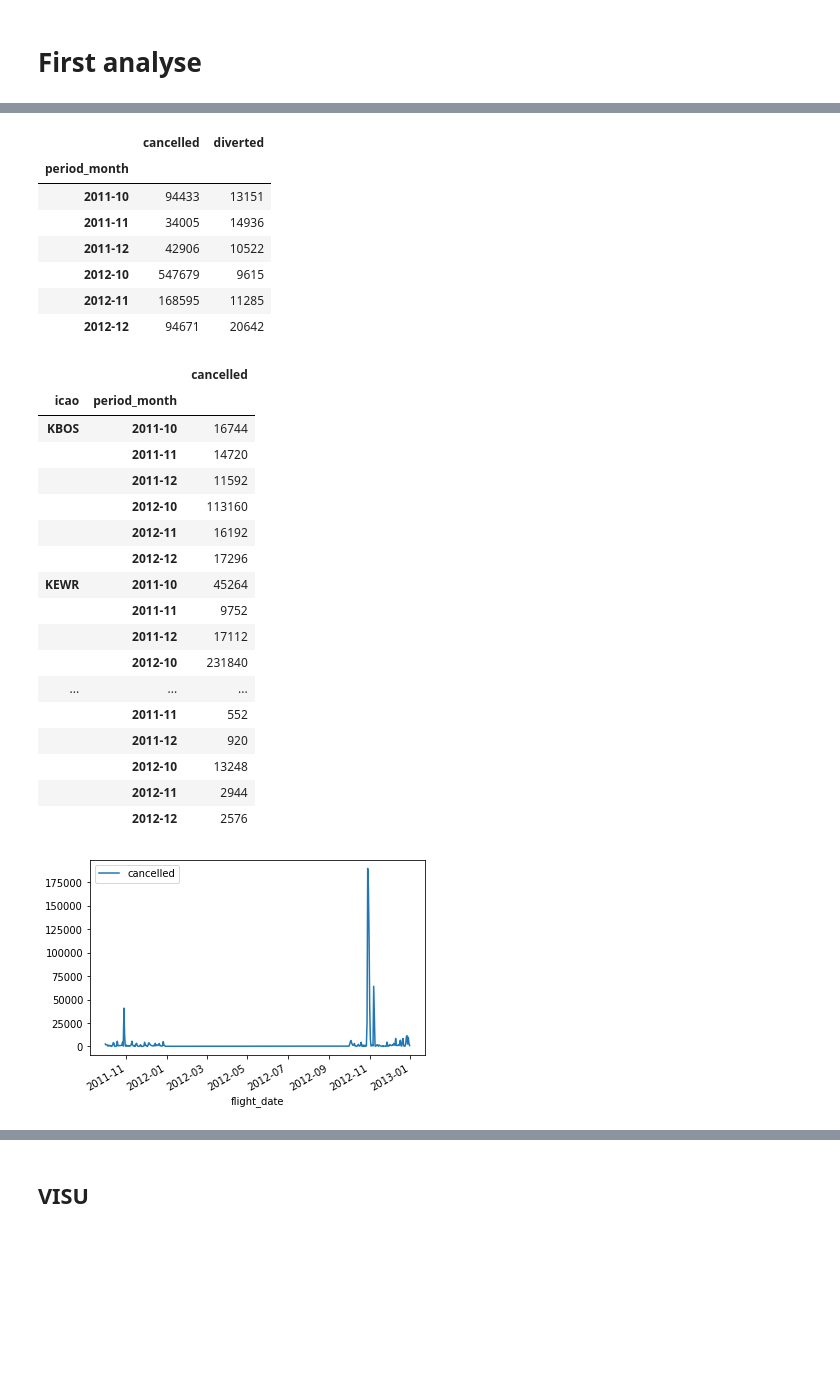
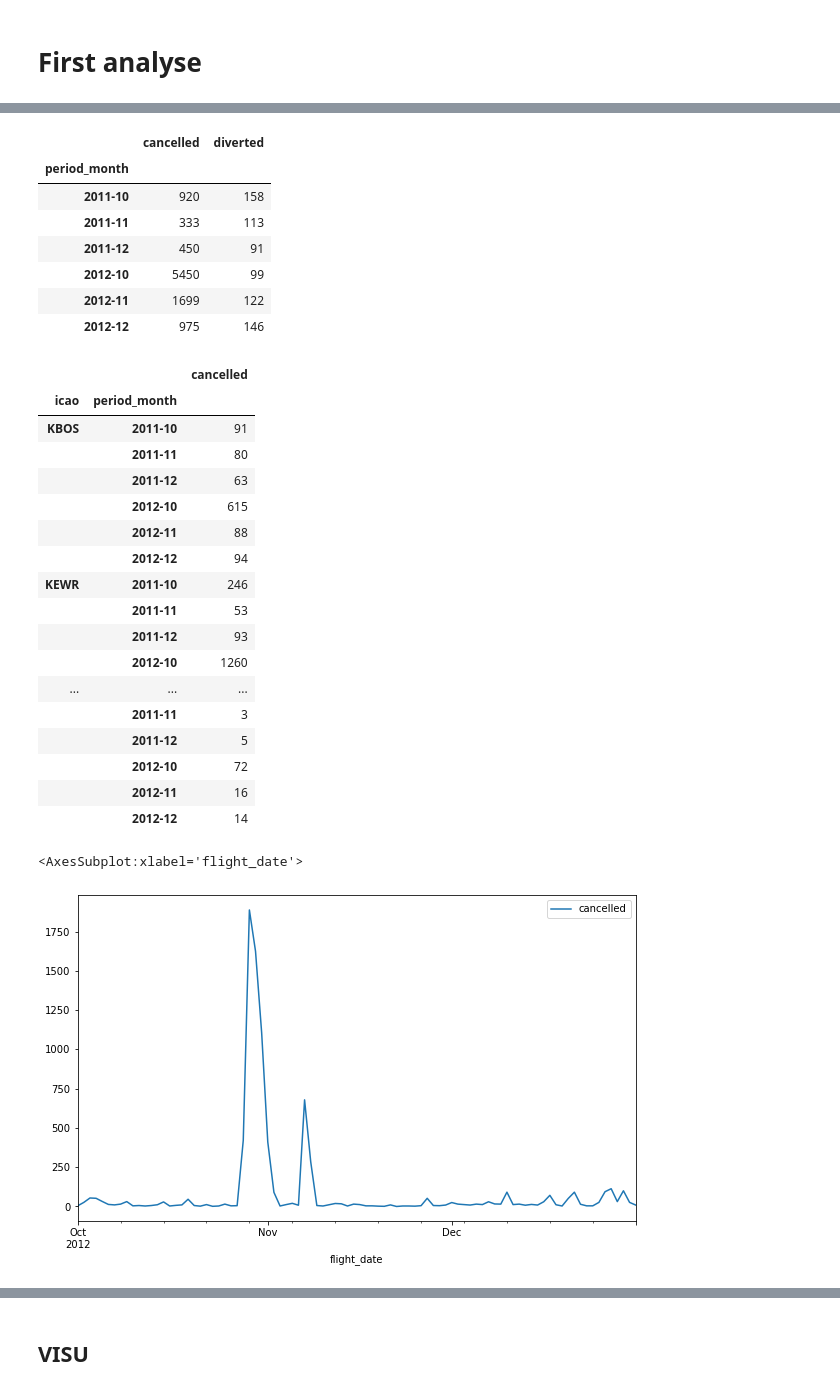
Before and after one commit to sergioserge/us-airports-project, a Jupyter notebook: 05_final.ipynb, the cells around one changed output, grey strips where cells are left out. Drawn from its saved outputs; the diff is of its cells as text; code cells hidden in the pictures; blank space fills up the shorter version.

```diff
--- a/05_final.ipynb
+++ b/05_final.ipynb
@@ -461,6 +499,10 @@ flights_df.head(2)
 # %%
+flights_df['fk'] = flights_df['flight_date'].astype('str') + flights_df['origin'] # or dest?
+weather_df['pk'] = weather_df['time'].astype('str') + weather_df['faa']
+
 # Left join flight_df with weather
 flight_data = flights_df.merge(weather_df,
                                     how='left',
-                                    left_on='origin',
-                                    right_on='faa')
+                                    left_on='fk',
+                                    right_on='pk')
+flight_data.info()
@@ -495,34 +535,36 @@ display(flight_data.groupby(['icao', 'period_month'])[['cancelled']].sum())
 # %% [output]
 |  | cancelled | diverted |
 | period_month |  |  |
-| 2011-10 | 94433 | 13151 |
-| 2011-11 | 34005 | 14936 |
-| 2011-12 | 42906 | 10522 |
-| 2012-10 | 547679 | 9615 |
-| 2012-11 | 168595 | 11285 |
-| 2012-12 | 94671 | 20642 |
+| 2011-10 | 920 | 158 |
+| 2011-11 | 333 | 113 |
+| 2011-12 | 450 | 91 |
+| 2012-10 | 5450 | 99 |
+| 2012-11 | 1699 | 122 |
+| 2012-12 | 975 | 146 |
 |  |  | cancelled |
 | icao | period_month |  |
-| KBOS | 2011-10 | 16744 |
-|  | 2011-11 | 14720 |
-|  | 2011-12 | 11592 |
-|  | 2012-10 | 113160 |
-|  | 2012-11 | 16192 |
-|  | 2012-12 | 17296 |
-| KEWR | 2011-10 | 45264 |
-|  | 2011-11 | 9752 |
-|  | 2011-12 | 17112 |
-|  | 2012-10 | 231840 |
+| KBOS | 2011-10 | 91 |
+|  | 2011-11 | 80 |
+|  | 2011-12 | 63 |
+|  | 2012-10 | 615 |
+|  | 2012-11 | 88 |
+|  | 2012-12 | 94 |
+| KEWR | 2011-10 | 246 |
+|  | 2011-11 | 53 |
+|  | 2011-12 | 93 |
+|  | 2012-10 | 1260 |
 | ... | ... | ... |
-|  | 2011-11 | 552 |
-|  | 2011-12 | 920 |
-|  | 2012-10 | 13248 |
-|  | 2012-11 | 2944 |
-|  | 2012-12 | 2576 |
+|  | 2011-11 | 3 |
+|  | 2011-12 | 5 |
+|  | 2012-10 | 72 |
+|  | 2012-11 | 16 |
+|  | 2012-12 | 14 |
 # %%
-flight_data.groupby('flight_date')[['cancelled']].sum().plot();
+grouped_cancelled = flight_data[flight_data['flight_date'] >= '2012-10-01'].groupby('flight_date')[['cancelled']].sum()
+grouped_cancelled.plot(figsize=(10,6))
 # %% [output]
+<AxesSubplot:xlabel='flight_date'>
-[figure, old version]
+[figure, new version]
 # %%
 flight_data.groupby('period_month').agg({'wspd': ['mean', 'min', 'max']})
 # %% [output]
```
Also changed, not shown: parts of 19 cells of this notebook.
